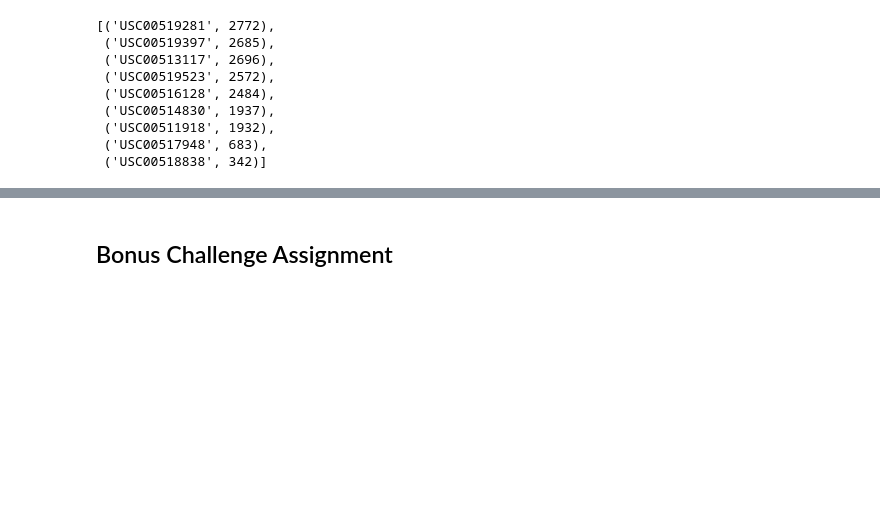
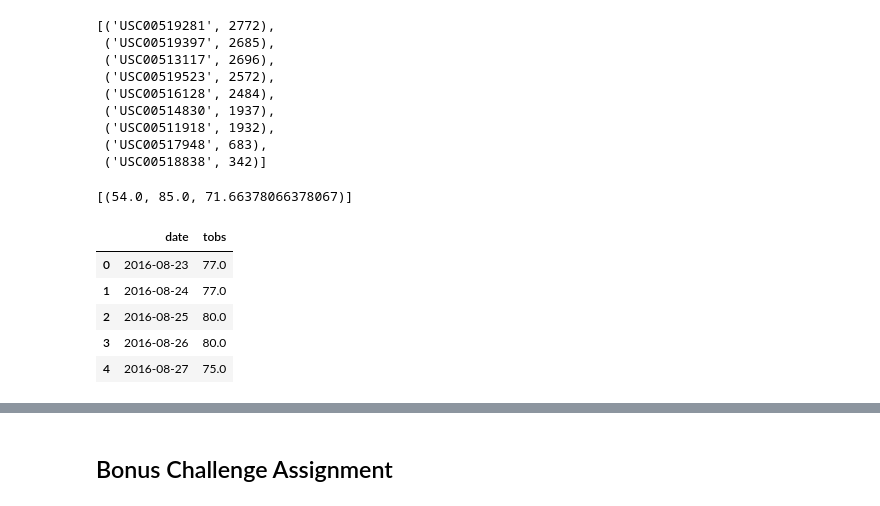
Before and after one commit to Nicole1701/climate-analysis-sqlalchemy, a Jupyter notebook: climate_starter.ipynb, the cells around one changed output, grey strips where cells are left out. Saved outputs shown, nothing was run; the diff lists cells and outputs as text; code cells hidden in the pictures; blank space fills up the shorter version.

```diff
--- a/climate_starter.ipynb
+++ b/climate_starter.ipynb
@@ -141,6 +141,24 @@ station_precip_totals
 # %%
 # Using the station id from the previous query, calculate the lowest temperature recorded,
 # highest temperature recorded, and average temperature of the most active station?
+session.query(func.min(measurement.tobs), func.max(measurement.tobs), func.avg(measurement.tobs)).\
+                filter(measurement.station == 'USC00519281').all()
+# %% [output]
+[(54.0, 85.0, 71.66378066378067)]
 # %%
-# Choose the station with the highest number of temperature observations.
-# Query the last 12 months of temperature observation data for this station and plot the results as a histogram
+# Choose the station with the highest number of temperature observations and query the last 12 months of temp observation data.
+highest_station = session.query(measurement.date, measurement.tobs).\
+                    filter(measurement.station == 'USC00519281').\
+                    filter(measurement.date >= last_year).all()
+
+
+# Create dataframe
+highest_station_df = pd.DataFrame(highest_station)
+highest_station_df.head()
+# %% [output]
+|  | date | tobs |
+| 0 | 2016-08-23 | 77.0 |
+| 1 | 2016-08-24 | 77.0 |
+| 2 | 2016-08-25 | 80.0 |
+| 3 | 2016-08-26 | 80.0 |
+| 4 | 2016-08-27 | 75.0 |
```
Also changed, not shown: parts of 1 cell of this notebook, 1 other file.
